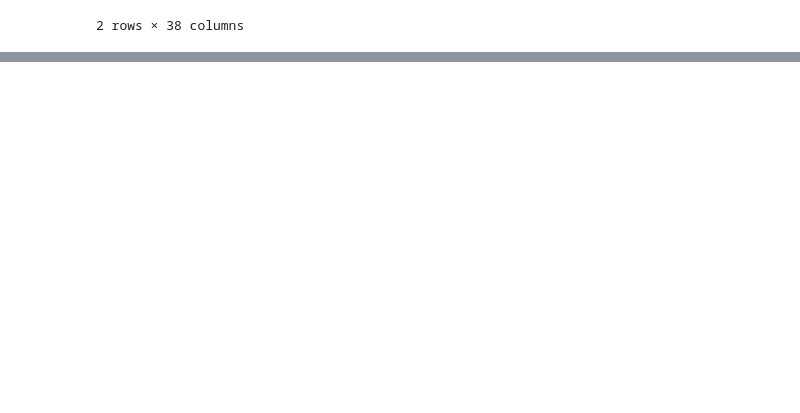
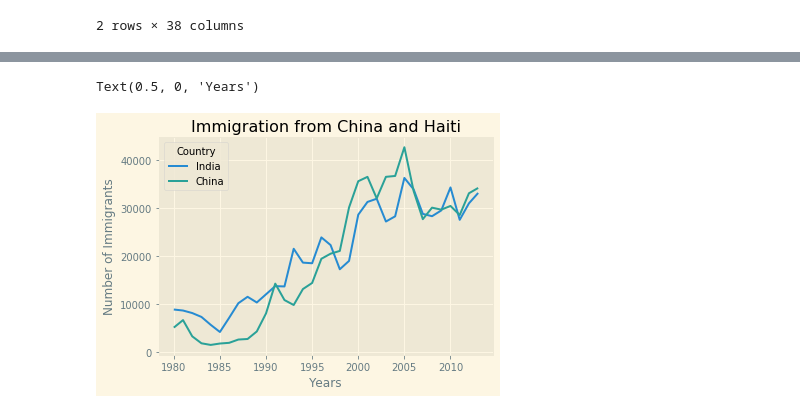
Before and after one commit to gabdelnour/jupyter_notebook, a Jupyter notebook: DS_Python/Matplotlib_Reading.ipynb, the cells around one changed output, grey strips where cells are left out. Drawn from its saved outputs; the diff is of its cells as text; code cells hidden in the pictures; blank space fills up the shorter version.

```diff
--- a/DS_Python/Matplotlib_Reading.ipynb
+++ b/DS_Python/Matplotlib_Reading.ipynb
@@ -348,0 +402,11 @@ Index(['Continent', 'Region', 'DevName', '1980', '1981', '1982', '1983',
+# %%
+df_CI = df_can.loc[['India', 'China'], years]
+df_CI = df_CI.transpose()
+df_CI.plot(kind='line')
+
+plt.title('Immigration from China and Haiti')
+plt.ylabel('Number of Immigrants')
+plt.xlabel('Years')
+# %% [output]
+Text(0.5, 0, 'Years')
+[figure, added]
```
Also changed, not shown: parts of 9 cells of this notebook.
